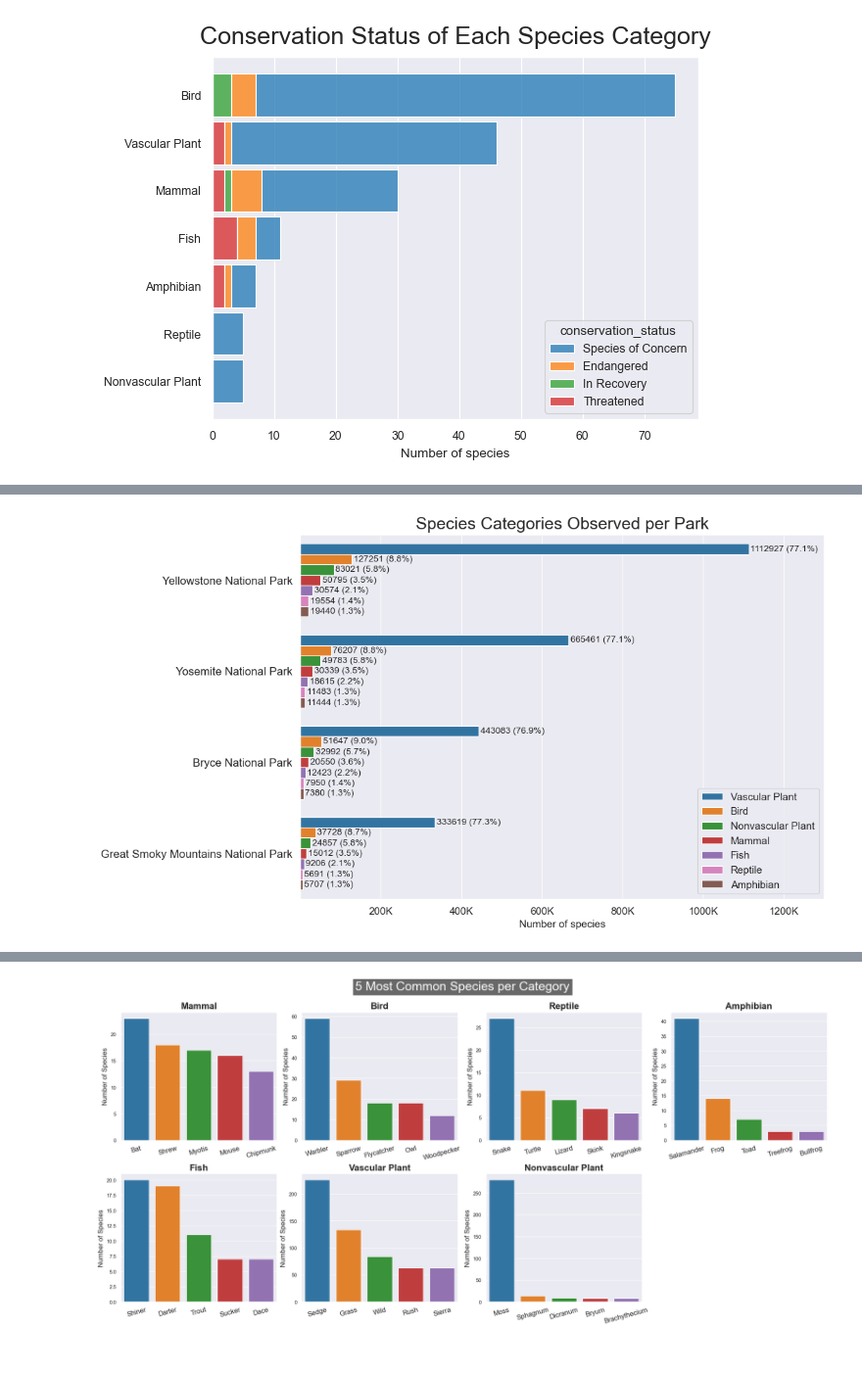
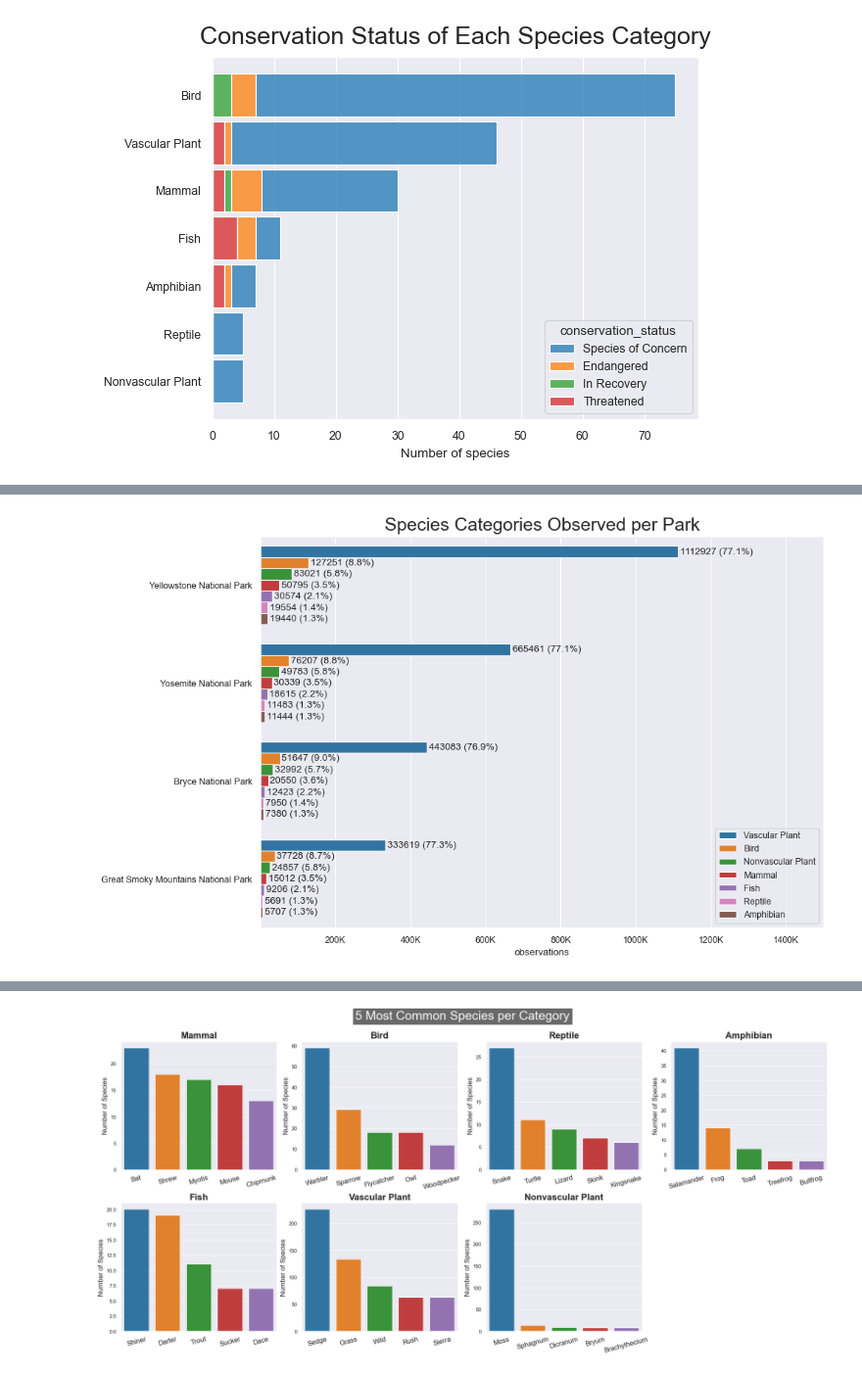
Before and after one commit to bcbmotta/biodiversity-project, a Jupyter notebook: Code/biodiversity.ipynb, the cells around one changed output, grey strips where cells are left out. Shown at 98% size. Saved outputs shown, nothing was run; the diff lists cells and outputs as text; code cells hidden in the pictures.

```diff
--- a/Code/biodiversity.ipynb
+++ b/Code/biodiversity.ipynb
@@ -334,26 +316,23 @@ plt.xticks(fontsize=11);
 # %%
 # Prepare DF to be plotted
 park_category = merge.groupby(['park_name', 'category'])['observations'].sum().reset_index()
 cat_count = park_category.groupby(['category'])['observations'].sum().sort_values(ascending=False)
 
 # Sort DF by observations count
 sorted_park_category = park_category.sort_values(by=['park_name', 'category'], key=lambda col: col.map(cat_count), ascending=False)
 
 # Plot bar chart
 plt.figure(figsize=(10, 7))
 g = sns.barplot(data=sorted_park_category, x='observations', y='park_name', hue='category', order=observations_count.index, palette=categories_colors)
 
 g.set_xticks(range(0, 1500000, 200000))
 g.set_xticklabels([f'{x/1000:.0f}K'  if x != 0 else '' for x in range(0, 1500000, 200000)])
-g.set_xlim(0, 1300000)
-g.legend(loc='lower right', fontsize=11)
+g.set_xlim(0, 1500000)
+g.legend(loc='lower right')
 plt.title('Species Categories Observed per Park', fontsize=18)
 plt.ylabel('')
-plot_bar_percentages(g, include_values=True, padding=2)
-plt.yticks(fontsize=12)
-plt.xticks(fontsize=11)
-plt.xlabel(g1.get_xlabel(), fontsize=11);
+plot_bar_percentages(g, include_values=True, padding=2);
 # %% [output]
-[figure, old version]
+[figure, new version]
 # %%
 # Plot 1 pie chart for each park's classfied species observation
```
Also changed, not shown: parts of 6 cells of this notebook, 2 other files.
